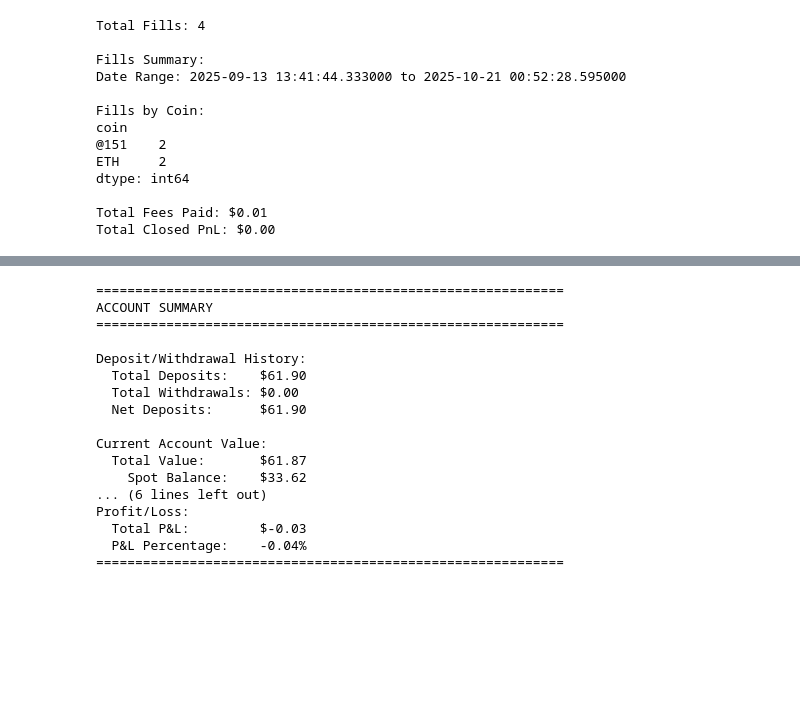
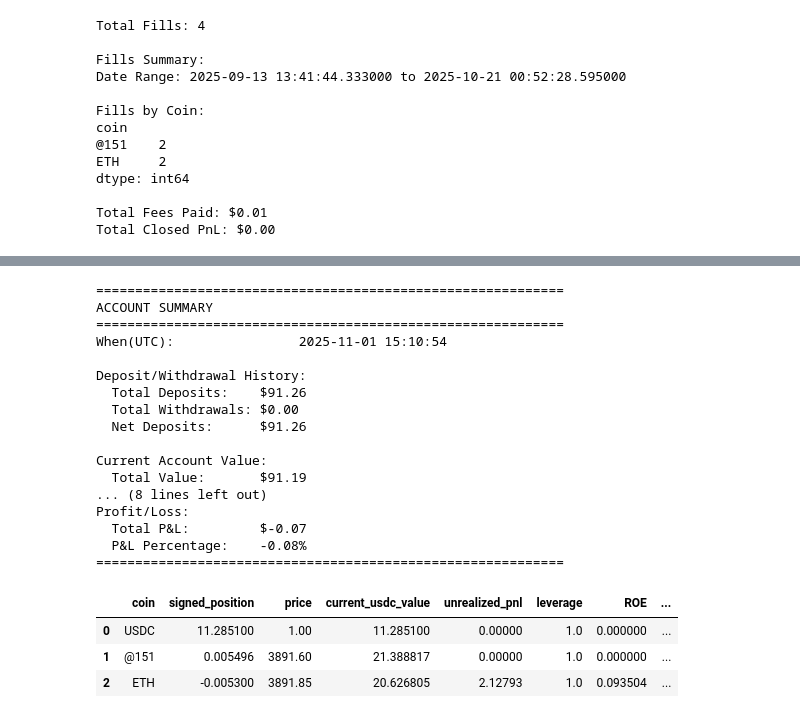
Before and after one commit to silvaac/token_data, a Jupyter notebook: nbs/hyper_account.ipynb, the cells around one changed output, grey strips where cells are left out. Cells and saved outputs as stored; diff of their text form; code cells hidden in the pictures; blank space fills up the shorter version.

```diff
--- a/nbs/hyper_account.ipynb
+++ b/nbs/hyper_account.ipynb
@@ -573,10 +519,9 @@ def get_user_ledger_updates(address, start_date=None, end_date=None, lookback=30
         print(f"Error retrieving user ledger updates: {e}")
         return None
 # %%
-
 #| eval:false
 # Test the function
-ledger_df = get_user_ledger_updates(address, info=info, lookback=60)
+ledger_df = get_user_ledger_updates(address, info=info, lookback=90)
 
 if ledger_df is not None:
     print(f"Total Ledger Updates: {len(ledger_df)}")
@@ -604,7 +549,4 @@ if ledger_df is not None:
         from_perp = transfers[transfers['toPerp'] == False]['usdc'].sum()
         print(f"\nTransfers to Perpetual: ${to_perp:.2f}")
         print(f"Transfers from Perpetual: ${from_perp:.2f}")
-
-    print(f"\nLedger Updates:")
-    print(ledger_df)
 # %% [output]
@@ -778,8 +719,11 @@ def get_account_summary(address, info=None, lookback_days=3650):
         user_state = info.user_state(address)
         margin_summary = user_state["marginSummary"]
 
-        # Get margin value (this is the collateral in perp account)
+        # Get margin value (this is the perp account)
         perp_margin = float(margin_summary["accountValue"])
+
+        # Cash in the perp account
+        cash_in_perp = float(user_state['withdrawable'])
 
         # Get spot balances
         spot_user_state = info.spot_user_state(address)
@@ -810,6 +754,11 @@ def get_account_summary(address, info=None, lookback_days=3650):
                     'price': current_price,
                     'current_usdc_value': usdc_value,
                     'unrealized_pnl': 0.0,  # Spot positions don't have unrealized PnL tracked
+                    'leverage':1,
+                    'ROE': 0, #basically p&l
+                    'liquidation_px': 0, # in USDC
+                    'max_leverage': 0,
+                    'cum_funding': 0,  # all time funding in USDC
                     'asset_type': 'spot'
                 })
 
@@ -818,12 +767,16 @@ def get_account_summary(address, info=None, lookback_days=3650):
         unrealized_pnl = 0
         position_notional = 0
 
-        for position in perp_positions:
+        for position in perp_positions: # Sum over all tokens.... # Only perpetual positions
             if position["position"]["szi"] != "0":  # Only non-zero positions
                 coin = position["position"]["coin"]
                 size = float(position["position"]["szi"])
                 unrealized = float(position["position"]["unrealizedPnl"])
-
+                leverage = float(position["position"]["leverage"]["value"])
+                roe = float(position["position"]["returnOnEquity"])
+                lpx = float(position["position"]["liquidationPx"])
+                mxl = float(position["position"]["maxLeverage"])
+                cfd = float(position["position"]["cumFunding"]["allTime"]) # since open and since change also available,but not extracted here
                 # Get current market price
                 current_price = float(all_mids.get(coin, 0))
 
@@ -836,7 +789,12 @@ def get_account_summary(address, info=None, lookback_days=3650):
                     'signed_position': size,
                     'price': current_price,
                     'current_usdc_value': usdc_value,
-                    'unrealized_pnl': unrealized,
+                    'unrealized_pnl': unrealized, #pnl in USDC
+                    'leverage':leverage,
+                    'ROE': roe, #basically p&l
+                    'liquidation_px': lpx, # in USDC
+                    'max_leverage': mxl,
+                    'cum_funding': cfd,  # all time funding in USDC
                     'asset_type': 'perp'
                 })
 
@@ -848,17 +806,23 @@ def get_account_summary(address, info=None, lookback_days=3650):
         total_pnl = current_value - net_deposits
         pnl_percentage = (total_pnl / net_deposits * 100) if net_deposits > 0 else 0
 
+        # info time
+        balance_time = pd.to_datetime(user_state['time'], unit='ms')
+        positions_df['datetime'] = balance_time
+
         summary = {
             'total_deposits': deposits,
             'total_withdrawals': withdrawals,
             'net_deposits': net_deposits,
             'current_value': current_value,
             'spot_value': spot_value,
-            'perp_margin': perp_margin,
+            'perp_value': perp_margin,
             'perp_position_value': position_notional,
             'total_pnl': total_pnl,
             'pnl_percentage': pnl_percentage,
-            'unrealized_pnl': unrealized_pnl
+            'unrealized_pnl': unrealized_pnl,
+            'cash_in_perp': cash_in_perp,
+            'when': balance_time.strftime('%Y-%m-%d %H:%M:%S')  # info time
         }
         return summary, positions_df
 
@@ -875,6 +845,7 @@ if summary:
     print("=" * 60)
     print("ACCOUNT SUMMARY")
     print("=" * 60)
+    print(f"When(UTC):                {summary['when']}")
     print(f"\nDeposit/Withdrawal History:")
     print(f"  Total Deposits:    ${summary['total_deposits']:,.2f}")
     print(f"  Total Withdrawals: ${summary['total_withdrawals']:,.2f}")
@@ -883,11 +854,12 @@ if summary:
     print(f"\nCurrent Account Value:")
     print(f"  Total Value:       ${summary['current_value']:,.2f}")
     print(f"    Spot Balance:    ${summary['spot_value']:,.2f}")
-    print(f"    Perp Margin:     ${summary['perp_margin']:,.2f}")
+    print(f"    Perp Balance:     ${summary['perp_value']:,.2f}")
 
     print(f"\nPerpetual Positions:")
-    print(f"  Position Notional: ${summary['perp_position_value']:,.2f}")
-    print(f"  Unrealized PnL:    ${summary['unrealized_pnl']:,.2f}")
+    print(f"  Position Value: ${summary['perp_position_value']:,.2f}")
+    print(f"  Unrealized perp PnL:    ${summary['unrealized_pnl']:,.2f}")
+    print(f"  Cash in Perp accout:    ${summary['cash_in_perp']:,.2f}")
 
     print(f"\nProfit/Loss:")
     print(f"  Total P&L:         ${summary['total_pnl']:,.2f}")
@@ -897,18 +869,26 @@ if summary:
 ============================================================
 ACCOUNT SUMMARY
 ============================================================
+When(UTC):                2025-11-01 15:10:54
 
 Deposit/Withdrawal History:
-  Total Deposits:    $61.90
+  Total Deposits:    $91.26
   Total Withdrawals: $0.00
-  Net Deposits:      $61.90
+  Net Deposits:      $91.26
 
 Current Account Value:
-  Total Value:       $61.87
-    Spot Balance:    $33.62
-... (6 lines left out)
+  Total Value:       $91.19
+... (8 lines left out)
 Profit/Loss:
-  Total P&L:         $-0.03
-  P&L Percentage:    -0.04%
+  Total P&L:         $-0.07
+  P&L Percentage:    -0.08%
 ============================================================
+# %%
+#|eval:false
+df
+# %% [output]
+|  | coin | signed_position | price | current_usdc_value | unrealized_pnl | leverage | ROE | ... |
+| 0 | USDC | 11.285100 | 1.00 | 11.285100 | 0.00000 | 1.0 | 0.000000 | ... |
+| 1 | @151 | 0.005496 | 3891.60 | 21.388817 | 0.00000 | 1.0 | 0.000000 | ... |
+| 2 | ETH | -0.005300 | 3891.85 | 20.626805 | 2.12793 | 1.0 | 0.093504 | ... |
 # %%
```
Also changed, not shown: parts of 28 cells of this notebook, 4 other files.
